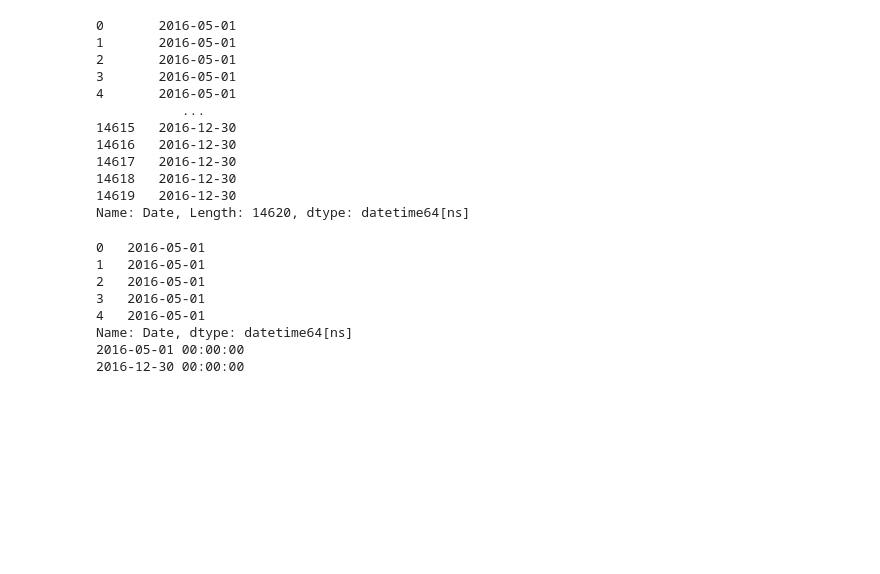
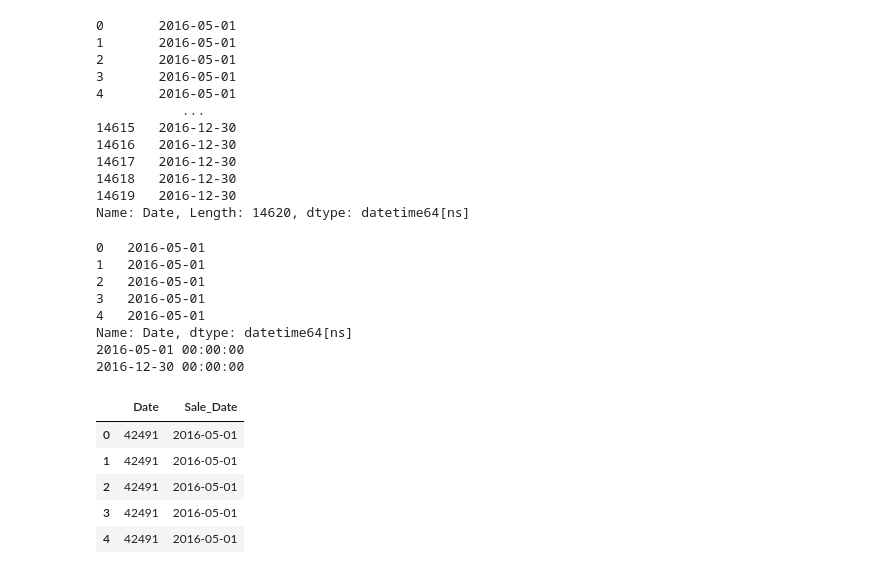
Before and after one commit to patelshivam109/AI-Powered-Real-Estate-Intelligence-Valuation-Investment-Recommendation-Platform, a Jupyter notebook: notebooks/01_data_cleaning.ipynb, the cells around one changed output. Drawn from its saved outputs; the diff is of its cells as text; code cells hidden in the pictures; blank space fills up the shorter version.

```diff
--- a/notebooks/01_data_cleaning.ipynb
+++ b/notebooks/01_data_cleaning.ipynb
@@ -149,0 +155,9 @@ Name: Date, dtype: datetime64[ns]
+# %%
+df_a[["Date", "Sale_Date"]].head()
+# %% [output]
+|  | Date | Sale_Date |
+| 0 | 42491 | 2016-05-01 |
+| 1 | 42491 | 2016-05-01 |
+| 2 | 42491 | 2016-05-01 |
+| 3 | 42491 | 2016-05-01 |
+| 4 | 42491 | 2016-05-01 |
```
Also changed, not shown: parts of 3 cells of this notebook.
